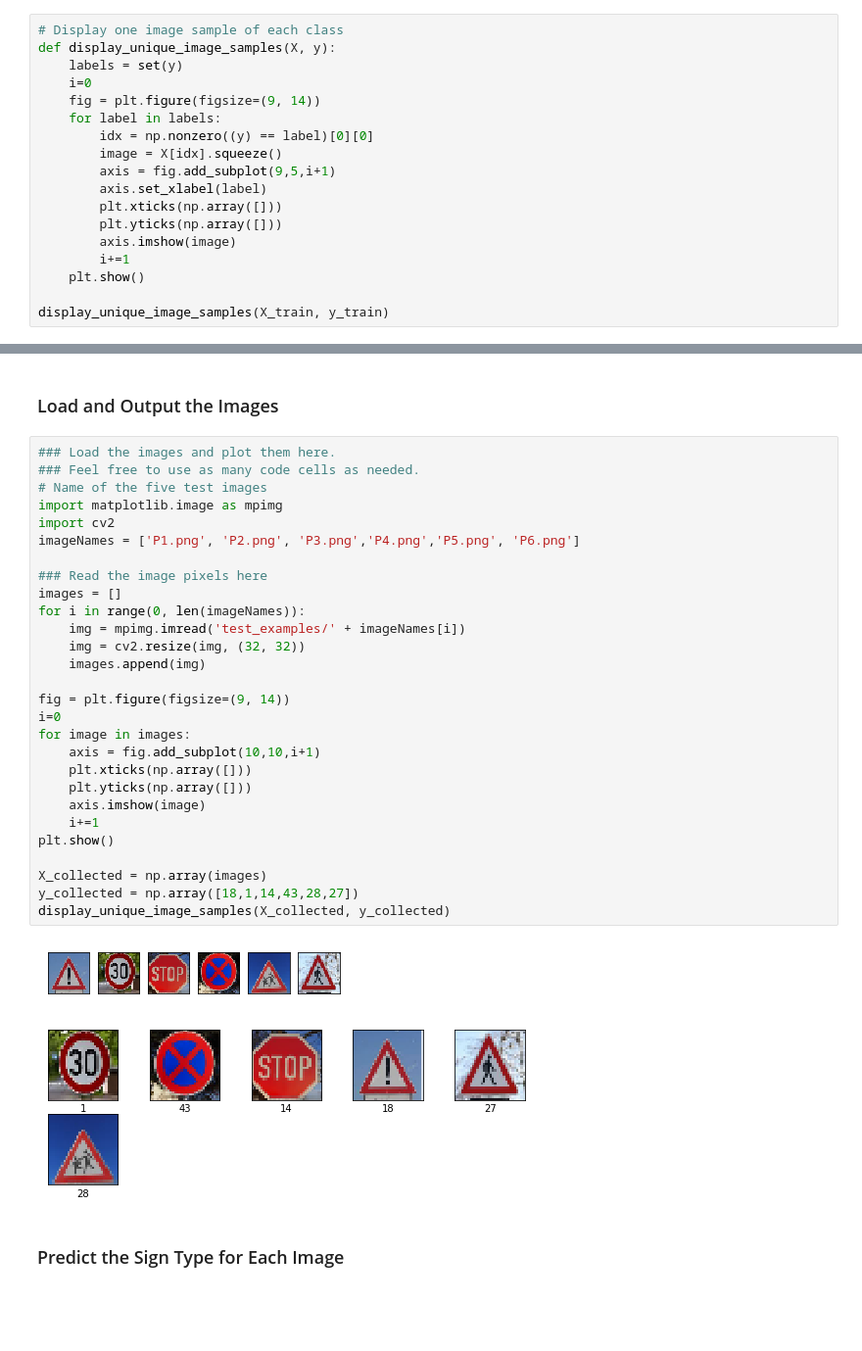
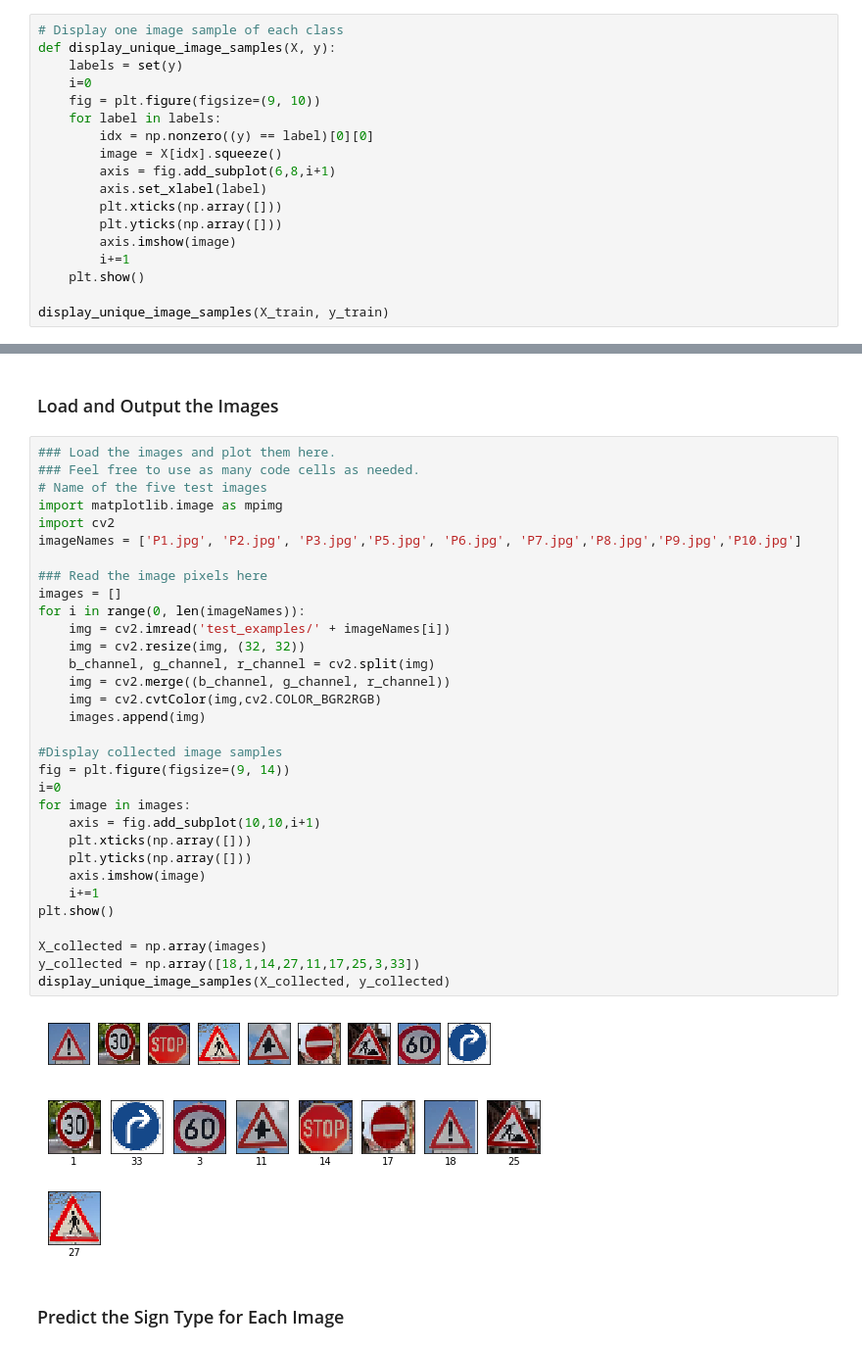
Before and after one commit to nav13n/carnd, a Jupyter notebook: CarND-Traffic-Sign-Classifier-Project/Traffic_Sign_Classifier.ipynb, the cells around one changed output, grey strips where cells are left out. Shown at 98% size. Saved outputs shown, nothing was run; the diff lists cells and outputs as text; blank space fills up the shorter version.

```diff
--- a/CarND-Traffic-Sign-Classifier-Project/Traffic_Sign_Classifier.ipynb
+++ b/CarND-Traffic-Sign-Classifier-Project/Traffic_Sign_Classifier.ipynb
@@ -111,11 +111,11 @@ import matplotlib.pyplot as plt
 def display_unique_image_samples(X, y):
     labels = set(y)
     i=0
-    fig = plt.figure(figsize=(9, 14))
+    fig = plt.figure(figsize=(9, 10))
     for label in labels:
         idx = np.nonzero((y) == label)[0][0]
         image = X[idx].squeeze()
-        axis = fig.add_subplot(9,5,i+1)
+        axis = fig.add_subplot(6,8,i+1)
         axis.set_xlabel(label)
         plt.xticks(np.array([]))
         plt.yticks(np.array([]))
@@ -493,34 +455,38 @@ You may find `signnames.csv` useful as it contains mappings from the class id (i
 # %%
 ### Load the images and plot them here.
 ### Feel free to use as many code cells as needed.
 # Name of the five test images
 import matplotlib.image as mpimg
 import cv2
-imageNames = ['P1.png', 'P2.png', 'P3.png','P4.png','P5.png', 'P6.png']
+imageNames = ['P1.jpg', 'P2.jpg', 'P3.jpg','P5.jpg', 'P6.jpg', 'P7.jpg','P8.jpg','P9.jpg','P10.jpg']
 
 ### Read the image pixels here
 images = []
 for i in range(0, len(imageNames)):
-    img = mpimg.imread('test_examples/' + imageNames[i])
+    img = cv2.imread('test_examples/' + imageNames[i])
     img = cv2.resize(img, (32, 32))
+    b_channel, g_channel, r_channel = cv2.split(img)
+    img = cv2.merge((b_channel, g_channel, r_channel))
+    img = cv2.cvtColor(img,cv2.COLOR_BGR2RGB)
     images.append(img)
 
+#Display collected image samples
 fig = plt.figure(figsize=(9, 14))
 i=0
 for image in images:
     axis = fig.add_subplot(10,10,i+1)
     plt.xticks(np.array([]))
     plt.yticks(np.array([]))
     axis.imshow(image)
     i+=1
 plt.show()
 
 X_collected = np.array(images)
-y_collected = np.array([18,1,14,43,28,27])
+y_collected = np.array([18,1,14,27,11,17,25,3,33])
 display_unique_image_samples(X_collected, y_collected)
 # %% [output]
-[figure, old version]
+[figure, new version]
-[figure, old version]
+[figure, new version]
 # %% [markdown]
 ### Predict the Sign Type for Each Image
 # %%
```
Also changed, not shown: parts of 11 cells of this notebook.
